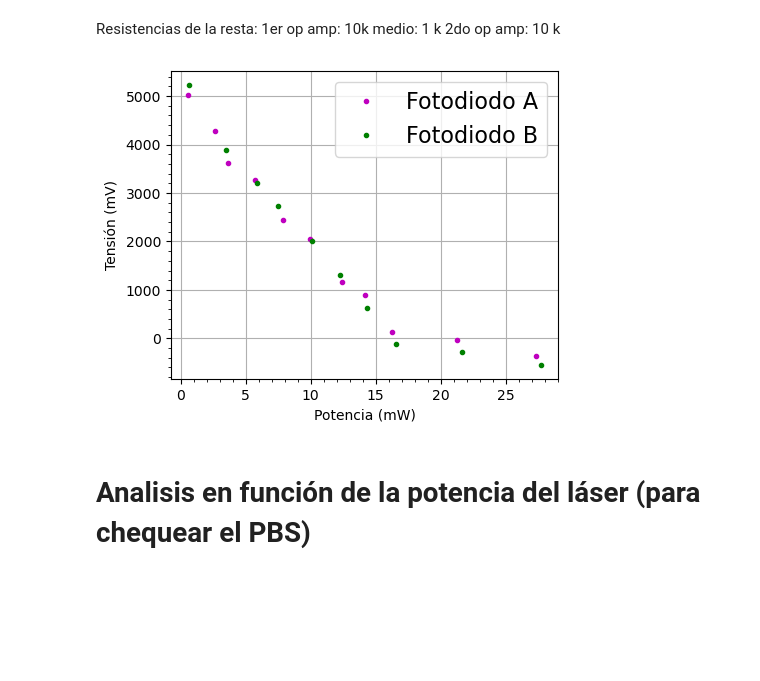
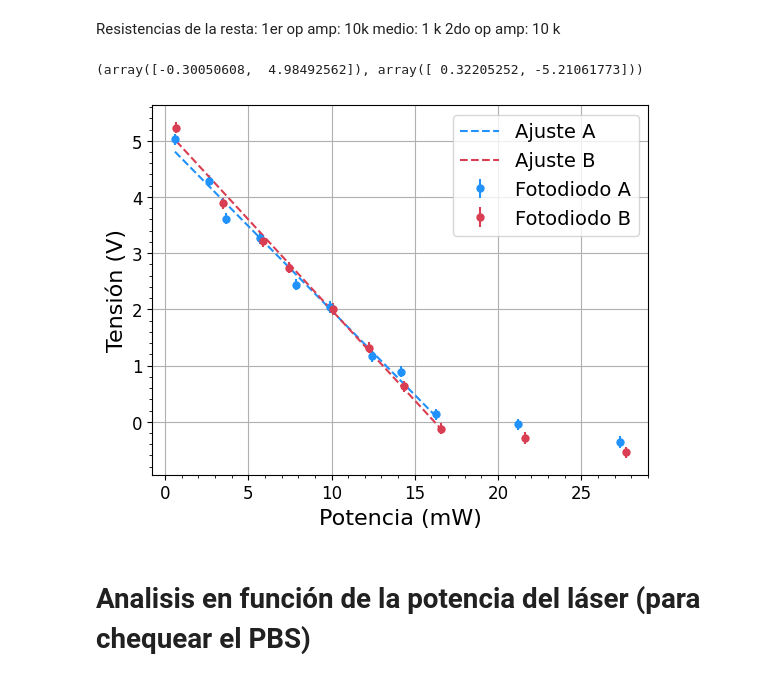
Before and after one commit to DelManuel/Magnetometro-optico, a Jupyter notebook: códigos/analisis_fotodetectores.ipynb, the cells around one changed output. Saved outputs shown, nothing was run; the diff lists cells and outputs as text; code cells hidden in the pictures; blank space fills up the shorter version.

```diff
--- a/códigos/analisis_fotodetectores.ipynb
+++ b/códigos/analisis_fotodetectores.ipynb
@@ -199,21 +199,39 @@ medio: 1 k
 dic_A = pickle.load(open("../mediciones/D.D/Fotodiodos/Fotodiodo A - Tension en funcion de potencia - Fotodetectores prendidos.pickle", "rb"))
 dic_B = pickle.load(open("../mediciones/D.D/Fotodiodos/Fotodiodo B - Tension en funcion de potencia - Fotodetectores prendidos.pickle", "rb"))
 # %%
-V_A = [np.mean(dic_A[V]["V_2"]-dic_A[V]["V_1"])*1000 for V in dic_A.keys()]
+V_A = [np.mean(dic_A[V]["V_2"]-dic_A[V]["V_1"])for V in dic_A.keys()]
 POW_A = [np.mean(dic_A[V]["POW"])*1000 for V in dic_A.keys()]
 
-V_B = [np.mean(dic_B[V]["V_2"]-dic_B[V]["V_1"])*1000 for V in dic_B.keys()]
+V_B = [np.mean(dic_B[V]["V_2"]-dic_B[V]["V_1"]) for V in dic_B.keys()]
 POW_B = [np.mean(dic_B[V]["POW"])*1000 for V in dic_B.keys()]
-# %%
-fig, axs = plt.subplots(ncols = 1, figsize = (5,4))
-axs.plot(POW_A,np.array(V_A),".", c = "m", label = "Fotodiodo A")
-axs.plot(POW_B,-np.array(V_B),".", c = "g", label = "Fotodiodo B")#"#00f7ff"
-axs.set_xlabel("Potencia (mW)")
-axs.set_ylabel("Tensión (mV)")
-axs.legend()
-plt.show()
-# %% [output]
-[figure, removed]
+# %%
+V_A_sort = np.array([x for _, x in sorted(zip(POW_A, V_A), key=lambda pair: pair[0])])
+POW_A_sort = np.array([y for y, _ in sorted(zip(POW_A, V_A), key=lambda pair: pair[0])])
+
+V_B_sort = np.array([x for _, x in sorted(zip(POW_B, V_B), key=lambda pair: pair[0])])
+POW_B_sort = np.array([y for y, _ in sorted(zip(POW_B, V_B), key=lambda pair: pair[0])])
+
+popt_A, pcov_A = curve_fit(lineal, POW_A_sort[:9], V_A_sort[:9])
+popt_B, pcov_B = curve_fit(lineal, POW_B_sort[:8], V_B_sort[:8])
+# %%
+popt_A, popt_B
+# %% [output]
+(array([-0.30050608,  4.98492562]), array([ 0.32205252, -5.21061773]))
+# %%
+plt.errorbar(POW_A,np.array(V_A), yerr = 0.1, fmt = ".", c = "#2191FB", label = "Fotodiodo A", ms = 10)
+plt.errorbar(POW_B,-np.array(V_B), yerr = 0.1, fmt =".", c = "#DA3E52", label = "Fotodiodo B", ms = 10)#"#00f7ff"
+
+plt.plot(POW_A_sort[:9], lineal(POW_A_sort[:9],*popt_A), c = "#2191FB", ls = "--", label = "Ajuste A")
+plt.plot(POW_B_sort[:8], -lineal(POW_B_sort[:8],*popt_B), c = "#DA3E52", ls = "--", label = "Ajuste B")
+
+
+plt.xlabel("Potencia (mW)")
+plt.ylabel("Tensión (V)")
+plt.legend(loc = "upper right", fontsize = 14)
+plt.tick_params(labelsize = 12)
+plt.show()
+# %% [output]
+[figure, added]
 # %% [markdown]
 # Analisis en función de la potencia del láser (para chequear el PBS)
 # %%
```
Also changed, not shown: parts of 8 cells of this notebook, 4 other files.
